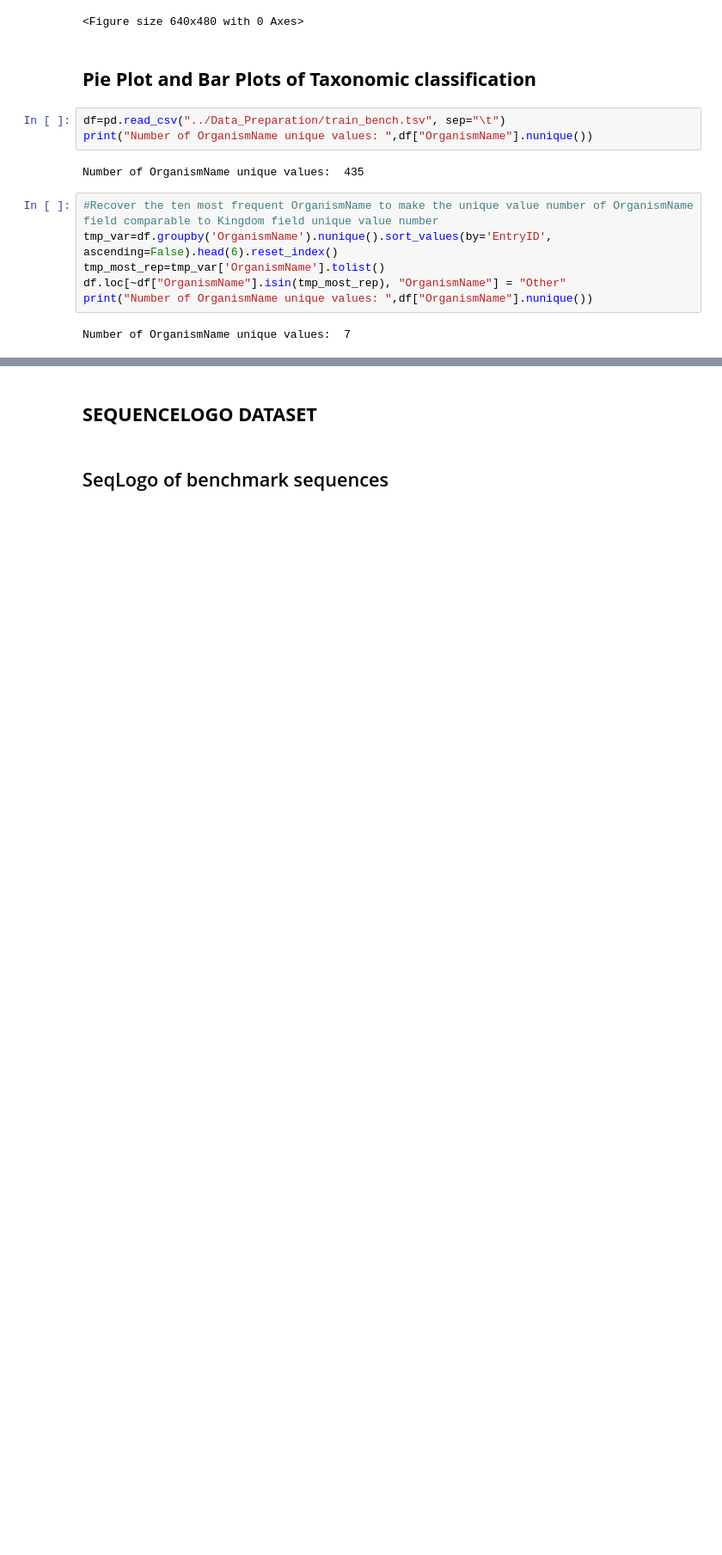
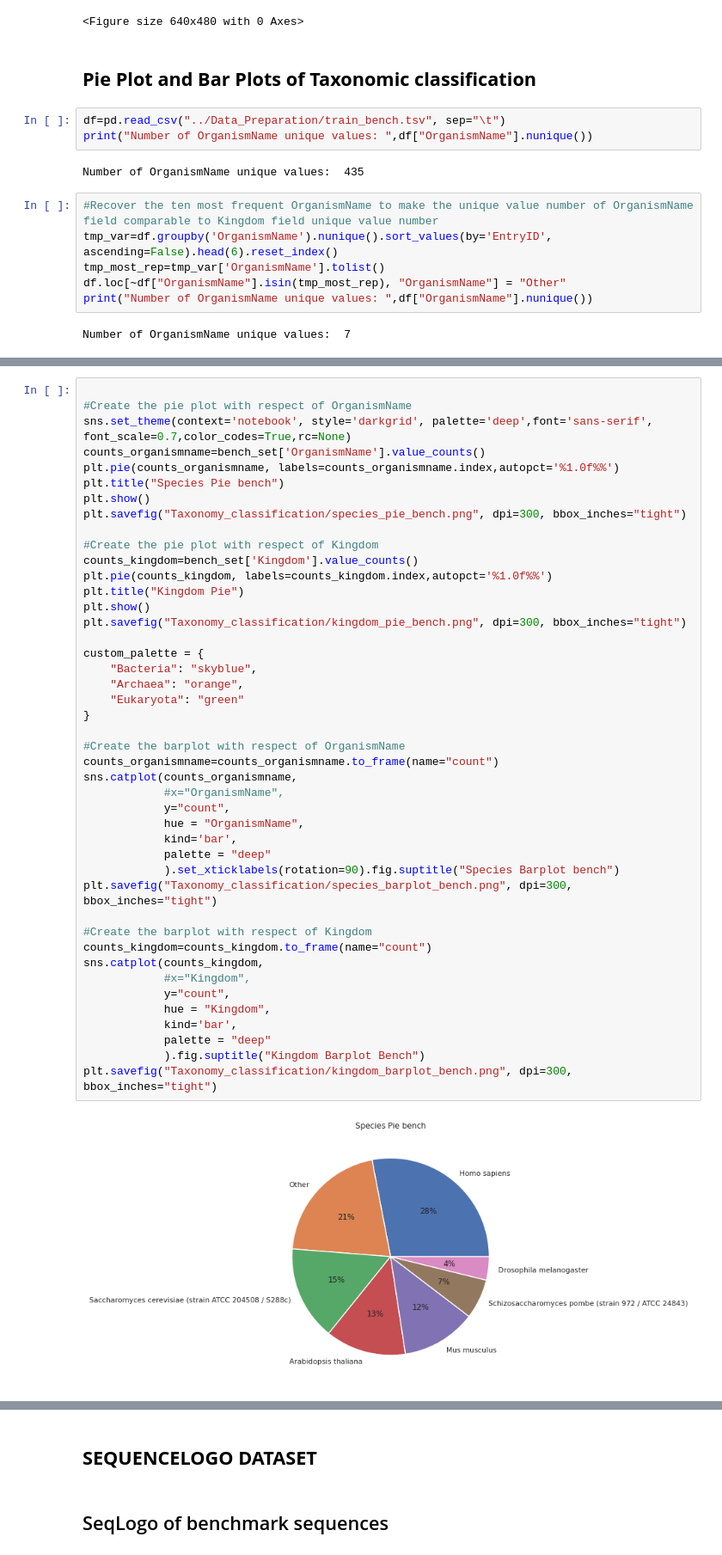
Before and after one commit to LucaCagnini/LB2_project_Group_3, a Jupyter notebook: Data_Analysis/plots.ipynb, the cells around one changed output, grey strips where cells are left out. Shown at 86% size. Cells and saved outputs as stored; diff of their text form; blank space fills up the shorter version.

```diff
--- a/Data_Analysis/plots.ipynb
+++ b/Data_Analysis/plots.ipynb
@@ -1010,0 +1014,46 @@ Number of OrganismName unique values:  7
+# %%
+
+#Create the pie plot with respect of OrganismName
+sns.set_theme(context='notebook', style='darkgrid', palette='deep',font='sans-serif', font_scale=0.7,color_codes=True,rc=None)
+counts_organismname=bench_set['OrganismName'].value_counts()
+plt.pie(counts_organismname, labels=counts_organismname.index,autopct='%1.0f%%')
+plt.title("Species Pie bench")
+plt.show()
+plt.savefig("Taxonomy_classification/species_pie_bench.png", dpi=300, bbox_inches="tight")
+
+#Create the pie plot with respect of Kingdom
+counts_kingdom=bench_set['Kingdom'].value_counts()
+plt.pie(counts_kingdom, labels=counts_kingdom.index,autopct='%1.0f%%')
+plt.title("Kingdom Pie")
+plt.show()
+plt.savefig("Taxonomy_classification/kingdom_pie_bench.png", dpi=300, bbox_inches="tight")
+
+custom_palette = {
+    "Bacteria": "skyblue",
+    "Archaea": "orange",
+    "Eukaryota": "green"
+}
+
+#Create the barplot with respect of OrganismName
+counts_organismname=counts_organismname.to_frame(name="count")
+sns.catplot(counts_organismname,
+            #x="OrganismName",
+            y="count",
+            hue = "OrganismName",
+            kind='bar',
+            palette = "deep"
+            ).set_xticklabels(rotation=90).fig.suptitle("Species Barplot bench")
+plt.savefig("Taxonomy_classification/species_barplot_bench.png", dpi=300, bbox_inches="tight")
+
+#Create the barplot with respect of Kingdom
+counts_kingdom=counts_kingdom.to_frame(name="count")
+sns.catplot(counts_kingdom,
+            #x="Kingdom",
+            y="count",
+            hue = "Kingdom",
+            kind='bar',
+            palette = "deep"
+            ).fig.suptitle("Kingdom Barplot Bench")
+plt.savefig("Taxonomy_classification/kingdom_barplot_bench.png", dpi=300, bbox_inches="tight")
+# %% [output]
+[figure, added]
```
Also changed, not shown: parts of 3 cells of this notebook, 13 other files.
